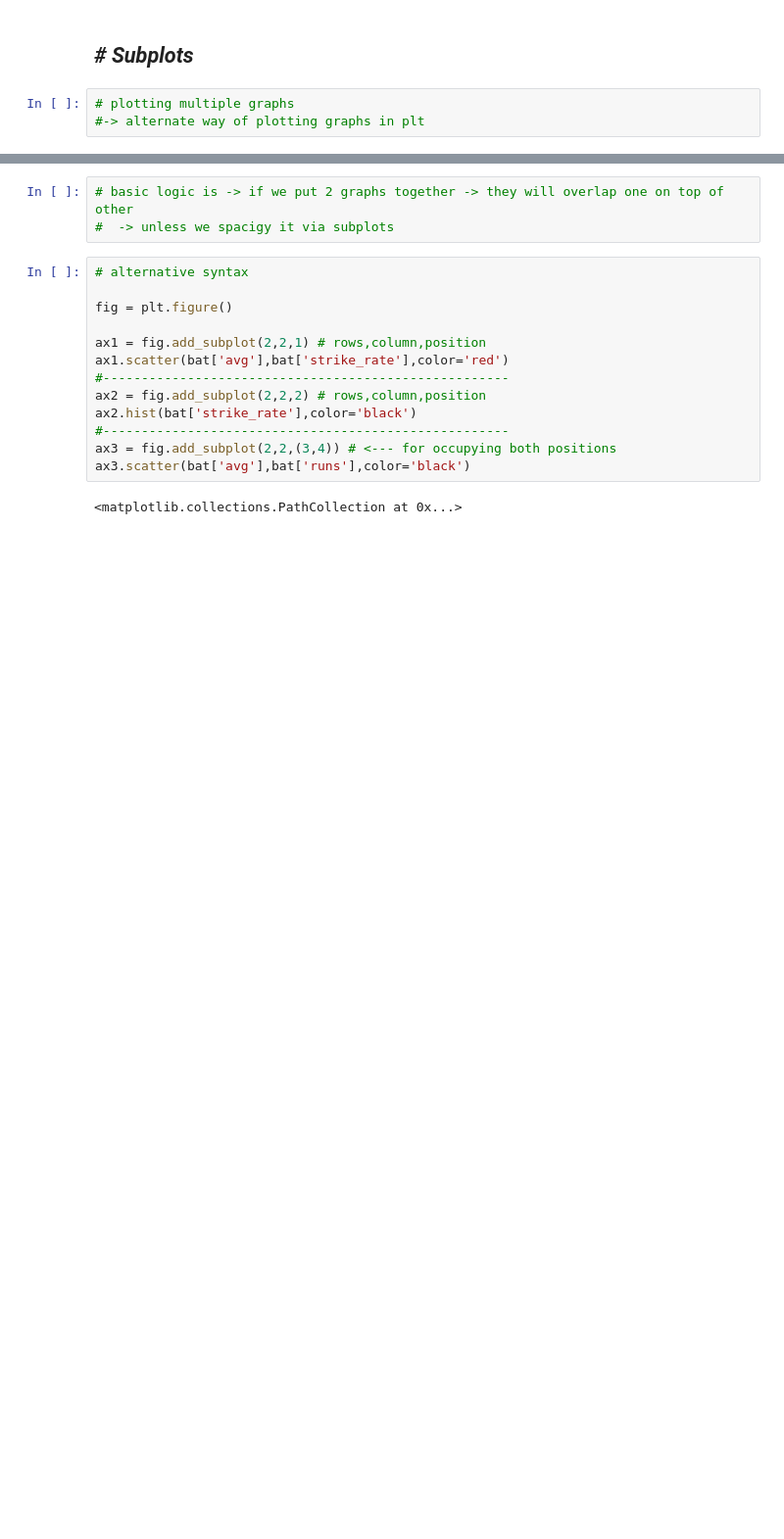
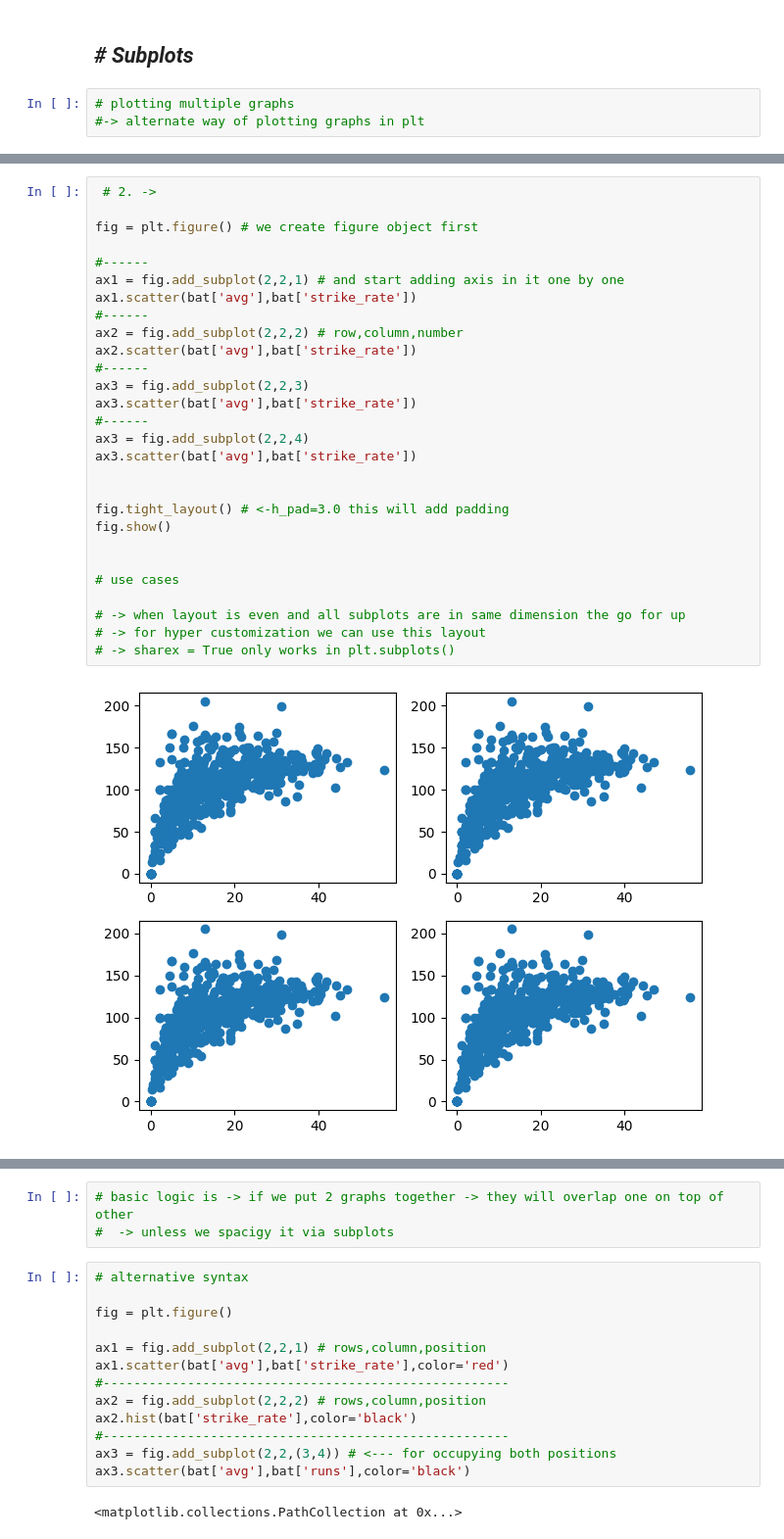
Before and after one commit to Kunalwagh107/n-python-numpy-pandas, a Jupyter notebook: Matplotlib_and_Seaborn.ipynb, the cells around one changed output, grey strips where cells are left out. Shown at 98% size. Drawn from its saved outputs; the diff is of its cells as text; blank space fills up the shorter version.

```diff
--- a/Matplotlib_and_Seaborn.ipynb
+++ b/Matplotlib_and_Seaborn.ipynb
@@ -703,0 +683,30 @@ plt.subplots(nrows=2,ncols=2)
+# %%
+ # 2. ->
+
+fig = plt.figure() # we create figure object first
+
+#------
+ax1 = fig.add_subplot(2,2,1) # and start adding axis in it one by one
+ax1.scatter(bat['avg'],bat['strike_rate'])
+#------
+ax2 = fig.add_subplot(2,2,2) # row,column,number
+ax2.scatter(bat['avg'],bat['strike_rate'])
+#------
+ax3 = fig.add_subplot(2,2,3)
+ax3.scatter(bat['avg'],bat['strike_rate'])
+#------
+ax3 = fig.add_subplot(2,2,4)
+ax3.scatter(bat['avg'],bat['strike_rate'])
+
+
+fig.tight_layout() # <-h_pad=3.0 this will add padding
+fig.show()
+
+
+# use cases
+
+# -> when layout is even and all subplots are in same dimension the go for up
+# -> for hyper customization we can use this layout
+# -> sharex = True only works in plt.subplots()
+# %% [output]
+[figure, added]
```
Also changed, not shown: parts of 57 cells of this notebook.
